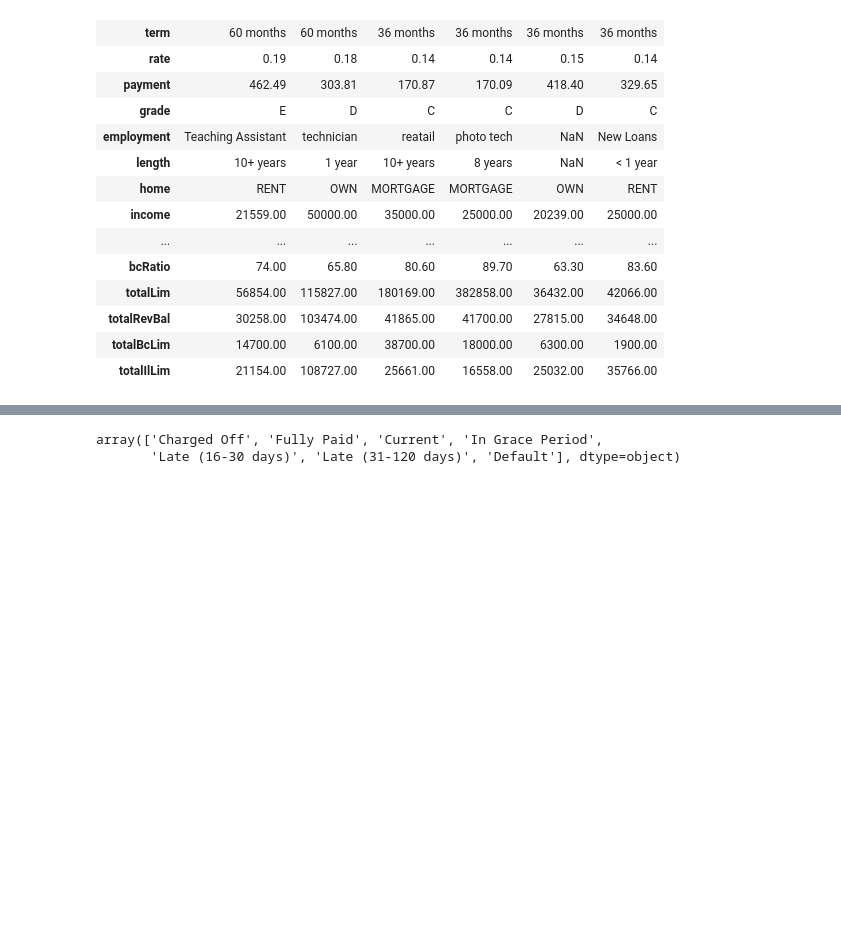
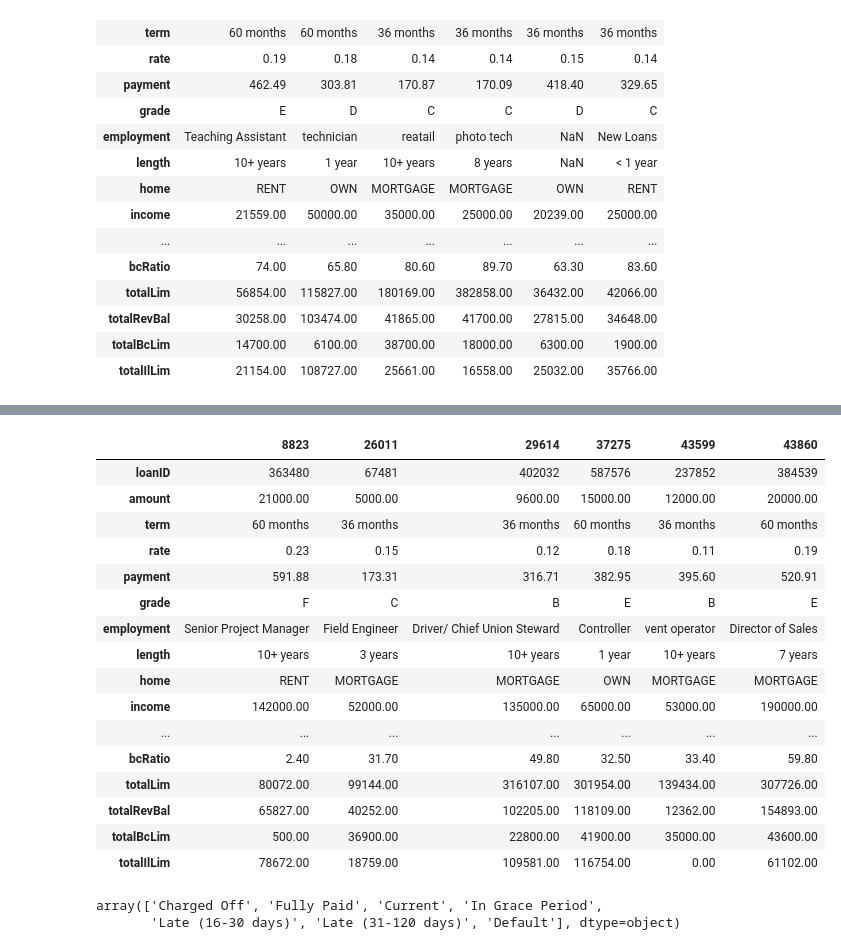
Before and after one commit to marleyberries/Springboard-Main, a Jupyter notebook: Guided_Capstone_2/Loan Default.ipynb, the cells around one changed output, grey strips where cells are left out. Drawn from its saved outputs; the diff is of its cells as text; code cells hidden in the pictures; blank space fills up the shorter version.

```diff
--- a/Guided_Capstone_2/Loan Default.ipynb
+++ b/Guided_Capstone_2/Loan Default.ipynb
@@ -356,3 +435,25 @@ df[df['openAcc']>50].sort_values('openAcc', ascending=False).T
+# %%
+df.drop(22161, inplace=True)
+# %%
+df[df['accOpen24']>30].T
+# %% [output]
+|  | 8823 | 26011 | 29614 | 37275 | 43599 | 43860 |
+| loanID | 363480 | 67481 | 402032 | 587576 | 237852 | 384539 |
+| amount | 21000.00 | 5000.00 | 9600.00 | 15000.00 | 12000.00 | 20000.00 |
+| term | 60 months | 36 months | 36 months | 60 months | 36 months | 60 months |
+| rate | 0.23 | 0.15 | 0.12 | 0.18 | 0.11 | 0.19 |
+| payment | 591.88 | 173.31 | 316.71 | 382.95 | 395.60 | 520.91 |
+| grade | F | C | B | E | B | E |
+| employment | Senior Project Manager | Field Engineer | Driver/ Chief Union Steward | Controller | vent operator | Director of Sales |
+| length | 10+ years | 3 years | 10+ years | 1 year | 10+ years | 7 years |
+| home | RENT | MORTGAGE | MORTGAGE | OWN | MORTGAGE | MORTGAGE |
+| income | 142000.00 | 52000.00 | 135000.00 | 65000.00 | 53000.00 | 190000.00 |
+| ... | ... | ... | ... | ... | ... | ... |
+| bcRatio | 2.40 | 31.70 | 49.80 | 32.50 | 33.40 | 59.80 |
+| totalLim | 80072.00 | 99144.00 | 316107.00 | 301954.00 | 139434.00 | 307726.00 |
+| totalRevBal | 65827.00 | 40252.00 | 102205.00 | 118109.00 | 12362.00 | 154893.00 |
+| totalBcLim | 500.00 | 36900.00 | 22800.00 | 41900.00 | 35000.00 | 43600.00 |
+| totalIlLim | 78672.00 | 18759.00 | 109581.00 | 116754.00 | 0.00 | 61102.00 |
 # %%
 df['status'].unique()
 # %% [output]
```
Also changed, not shown: parts of 17 cells of this notebook.
